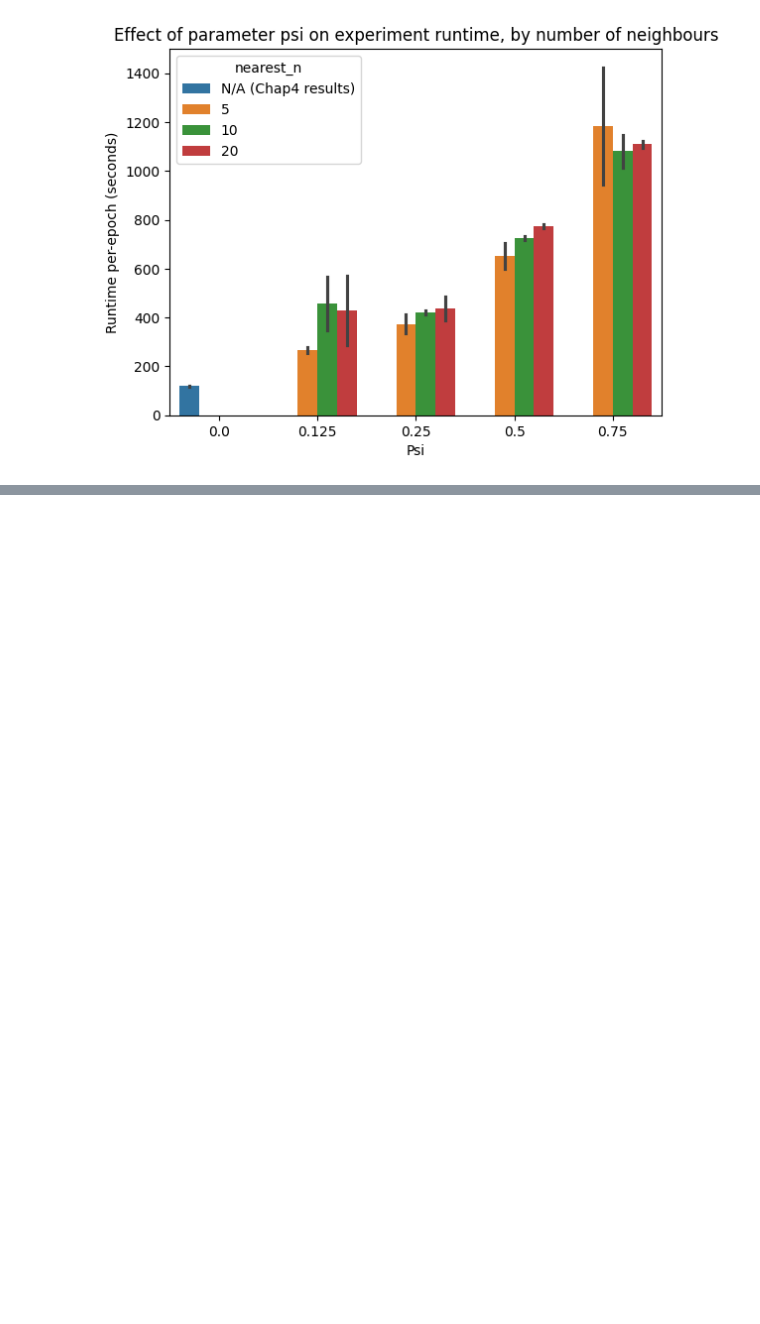
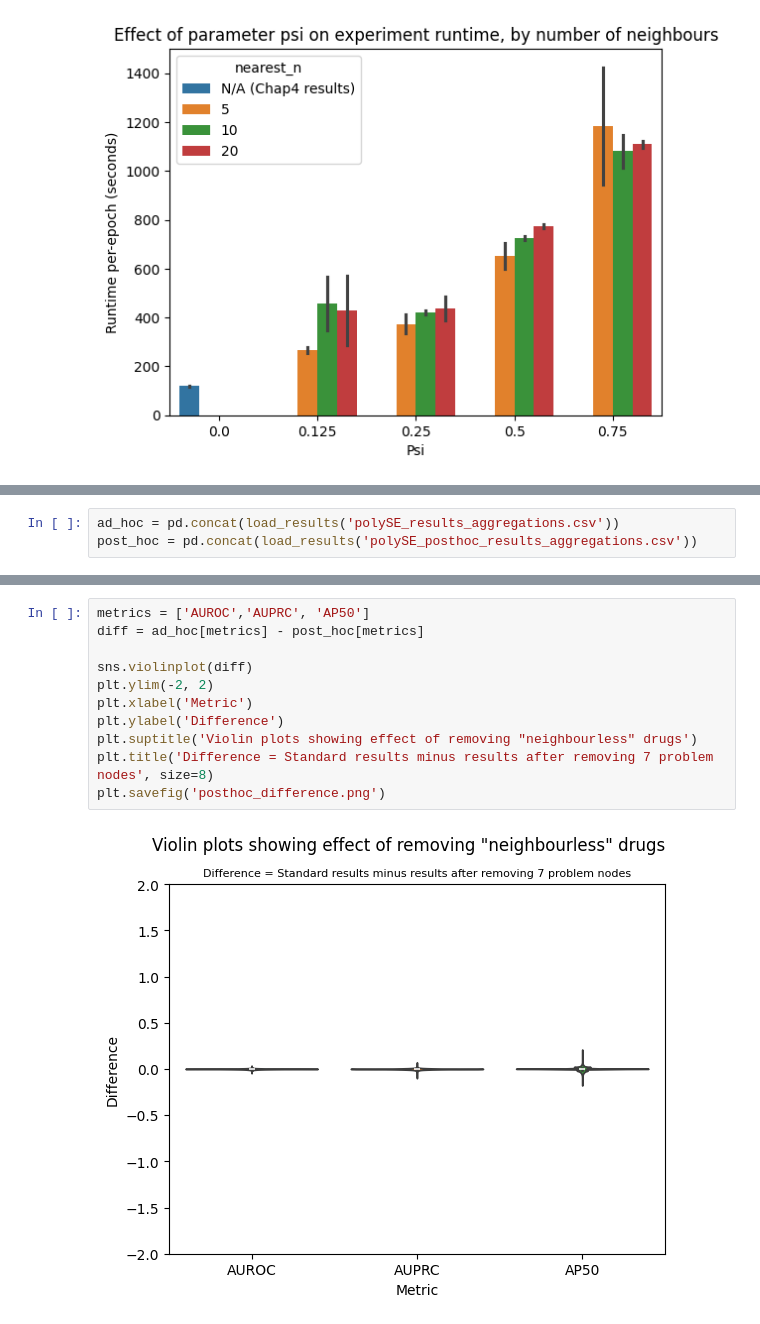
Before and after one commit to oliver-lloyd/Chapter5, a Jupyter notebook: analysis/1_general_assessment/viz/viz.ipynb, the cells around one changed output, grey strips where cells are left out. Cells and saved outputs as stored; diff of their text form; blank space fills up the shorter version.

Commit message:
Fig for posthoc node removal

```diff
--- a/analysis/1_general_assessment/viz/viz.ipynb
+++ b/analysis/1_general_assessment/viz/viz.ipynb
@@ -394,0 +398,3 @@ The `ci` parameter is deprecated. Use `errorbar='sd'` for the same effect.
+# %%
+ad_hoc = pd.concat(load_results('polySE_results_aggregations.csv'))
+post_hoc = pd.concat(load_results('polySE_posthoc_results_aggregations.csv'))
@@ -394,0 +433,13 @@ The `ci` parameter is deprecated. Use `errorbar='sd'` for the same effect.
+# %%
+metrics = ['AUROC','AUPRC', 'AP50']
+diff = ad_hoc[metrics] - post_hoc[metrics]
+
+sns.violinplot(diff)
+plt.ylim(-2, 2)
+plt.xlabel('Metric')
+plt.ylabel('Difference')
+plt.suptitle('Violin plots showing effect of removing "neighbourless" drugs')
+plt.title('Difference = Standard results minus results after removing 7 problem nodes', size=8)
+plt.savefig('posthoc_difference.png')
+# %% [output]
+[figure, added]
```
Also changed, not shown: parts of 6 cells of this notebook, 1 other file.
